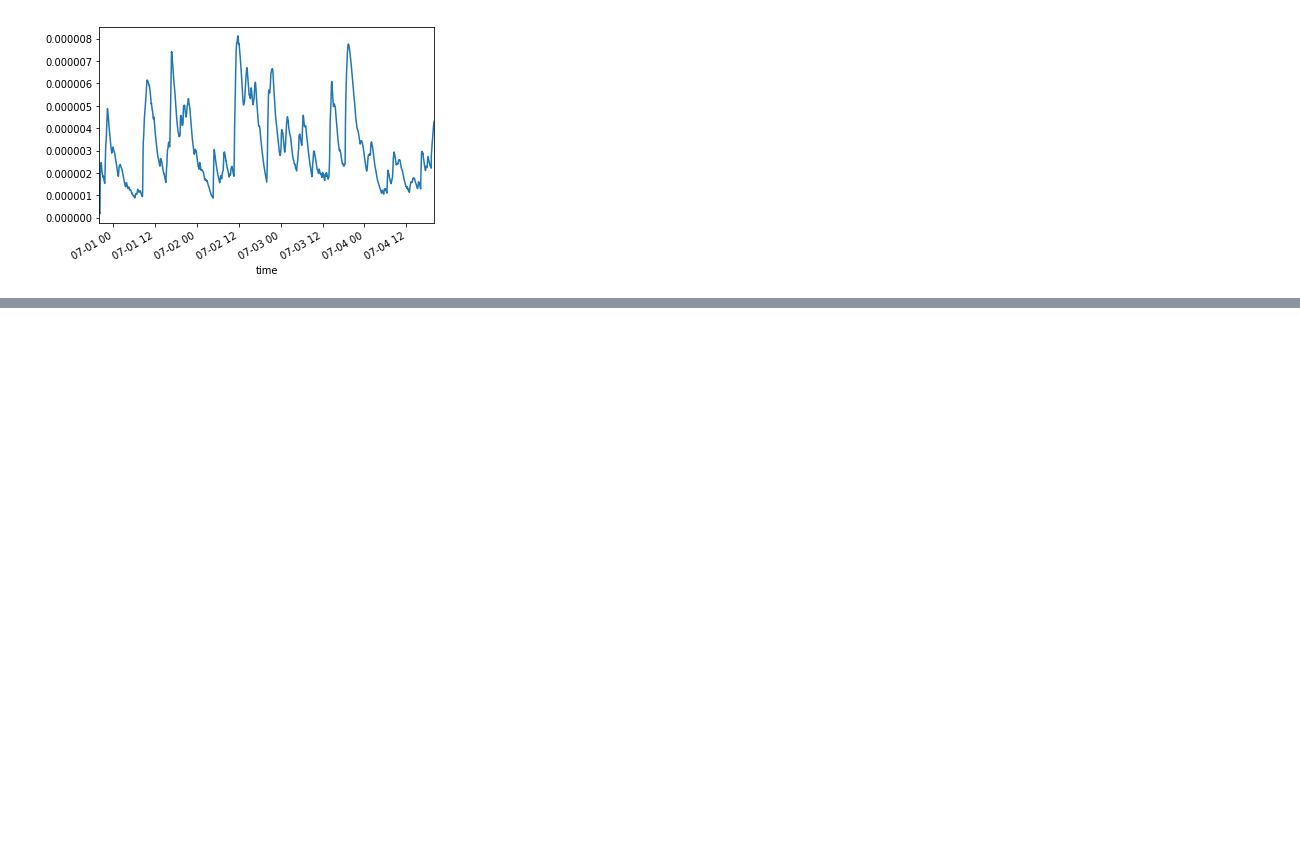
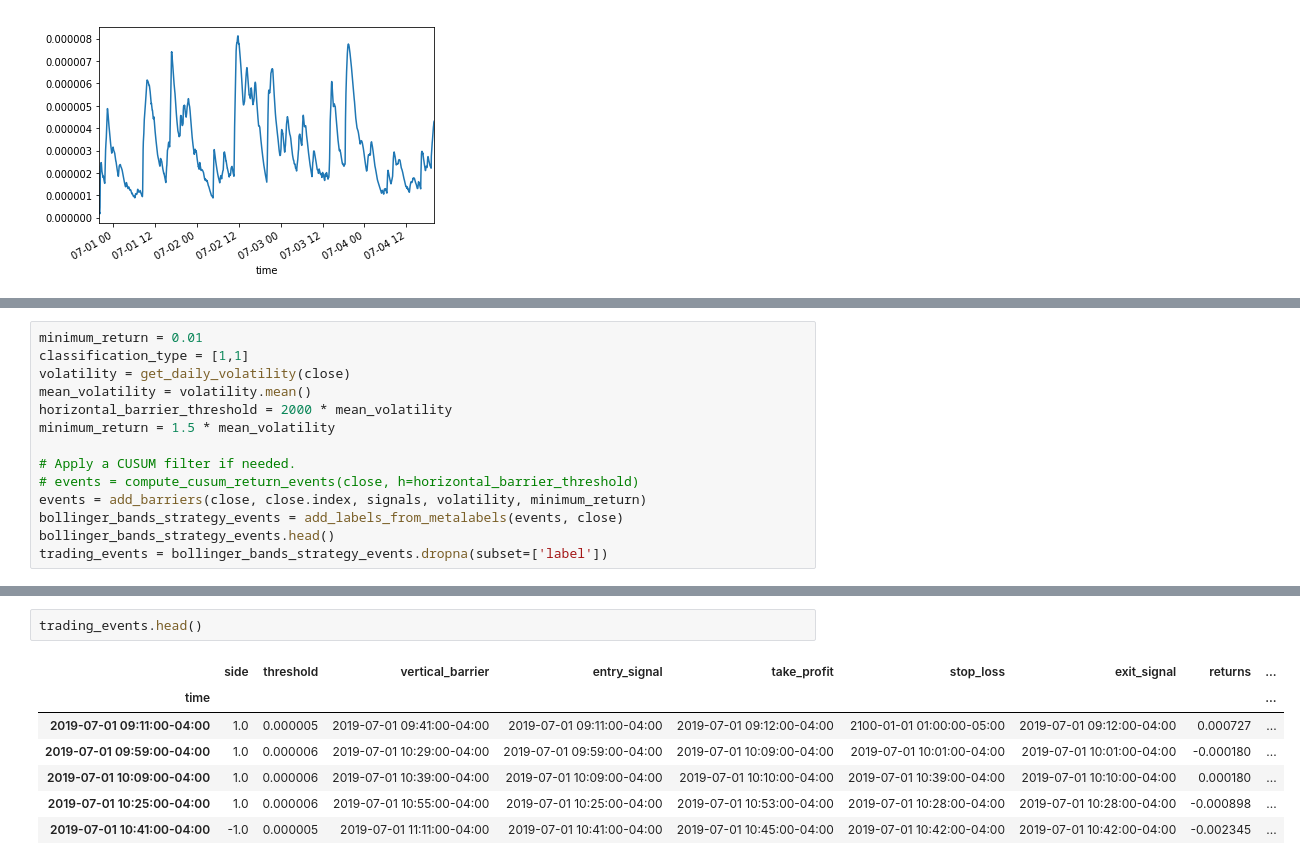
Before and after one commit to Dvisacker/backtrader, a Jupyter notebook: Labeling.ipynb, the cells around one changed output, grey strips where cells are left out. Saved outputs shown, nothing was run; the diff lists cells and outputs as text; blank space fills up the shorter version.

```diff
--- a/Labeling.ipynb
+++ b/Labeling.ipynb
@@ -189,0 +453,14 @@ Name: bin, dtype: int64
+# %%
+minimum_return = 0.01
+classification_type = [1,1]
+volatility = get_daily_volatility(close)
+mean_volatility = volatility.mean()
+horizontal_barrier_threshold = 2000 * mean_volatility
+minimum_return = 1.5 * mean_volatility
+
+# Apply a CUSUM filter if needed.
+# events = compute_cusum_return_events(close, h=horizontal_barrier_threshold)
+events = add_barriers(close, close.index, signals, volatility, minimum_return)
+bollinger_bands_strategy_events = add_labels_from_metalabels(events, close)
+bollinger_bands_strategy_events.head()
+trading_events = bollinger_bands_strategy_events.dropna(subset=['label'])
@@ -189,0 +474,10 @@ Name: bin, dtype: int64
+# %%
+trading_events.head()
+# %% [output]
+|  | side | threshold | vertical_barrier | entry_signal | take_profit | stop_loss | exit_signal | returns | ... |
+| time |  |  |  |  |  |  |  |  | ... |
+| 2019-07-01 09:11:00-04:00 | 1.0 | 0.000005 | 2019-07-01 09:41:00-04:00 | 2019-07-01 09:11:00-04:00 | 2019-07-01 09:12:00-04:00 | 2100-01-01 01:00:00-05:00 | 2019-07-01 09:12:00-04:00 | 0.000727 | ... |
+| 2019-07-01 09:59:00-04:00 | 1.0 | 0.000006 | 2019-07-01 10:29:00-04:00 | 2019-07-01 09:59:00-04:00 | 2019-07-01 10:09:00-04:00 | 2019-07-01 10:01:00-04:00 | 2019-07-01 10:01:00-04:00 | -0.000180 | ... |
+| 2019-07-01 10:09:00-04:00 | 1.0 | 0.000006 | 2019-07-01 10:39:00-04:00 | 2019-07-01 10:09:00-04:00 | 2019-07-01 10:10:00-04:00 | 2019-07-01 10:39:00-04:00 | 2019-07-01 10:10:00-04:00 | 0.000180 | ... |
+| 2019-07-01 10:25:00-04:00 | 1.0 | 0.000006 | 2019-07-01 10:55:00-04:00 | 2019-07-01 10:25:00-04:00 | 2019-07-01 10:53:00-04:00 | 2019-07-01 10:28:00-04:00 | 2019-07-01 10:28:00-04:00 | -0.000898 | ... |
+| 2019-07-01 10:41:00-04:00 | -1.0 | 0.000005 | 2019-07-01 11:11:00-04:00 | 2019-07-01 10:41:00-04:00 | 2019-07-01 10:45:00-04:00 | 2019-07-01 10:42:00-04:00 | 2019-07-01 10:42:00-04:00 | -0.002345 | ... |
```
Also changed, not shown: parts of 18 cells of this notebook.
